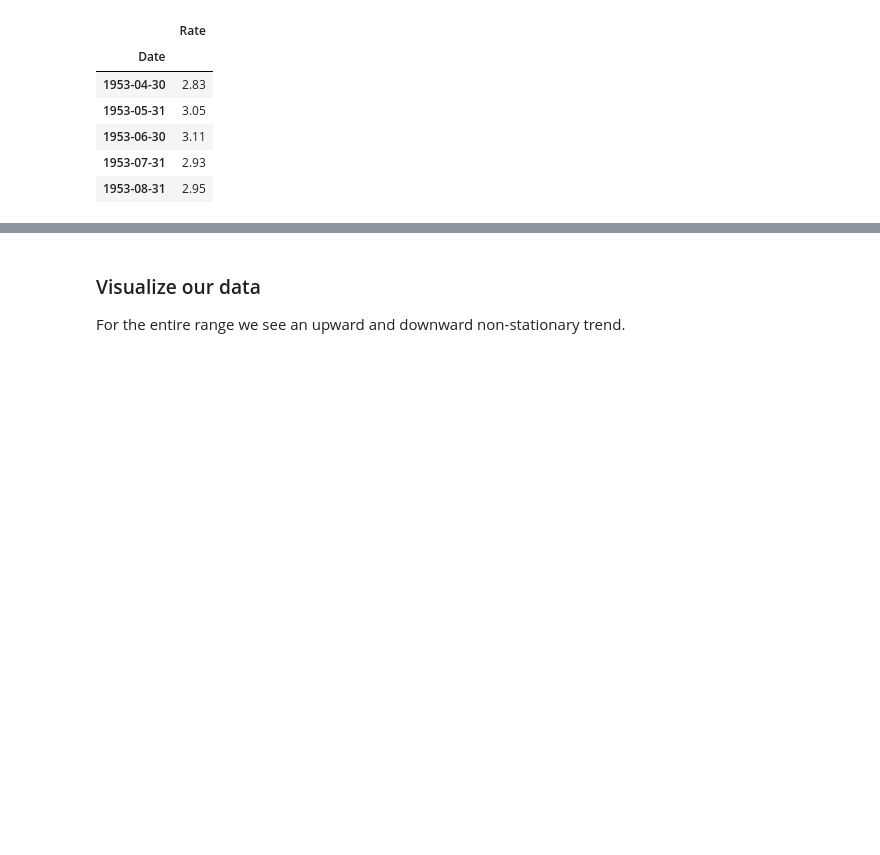
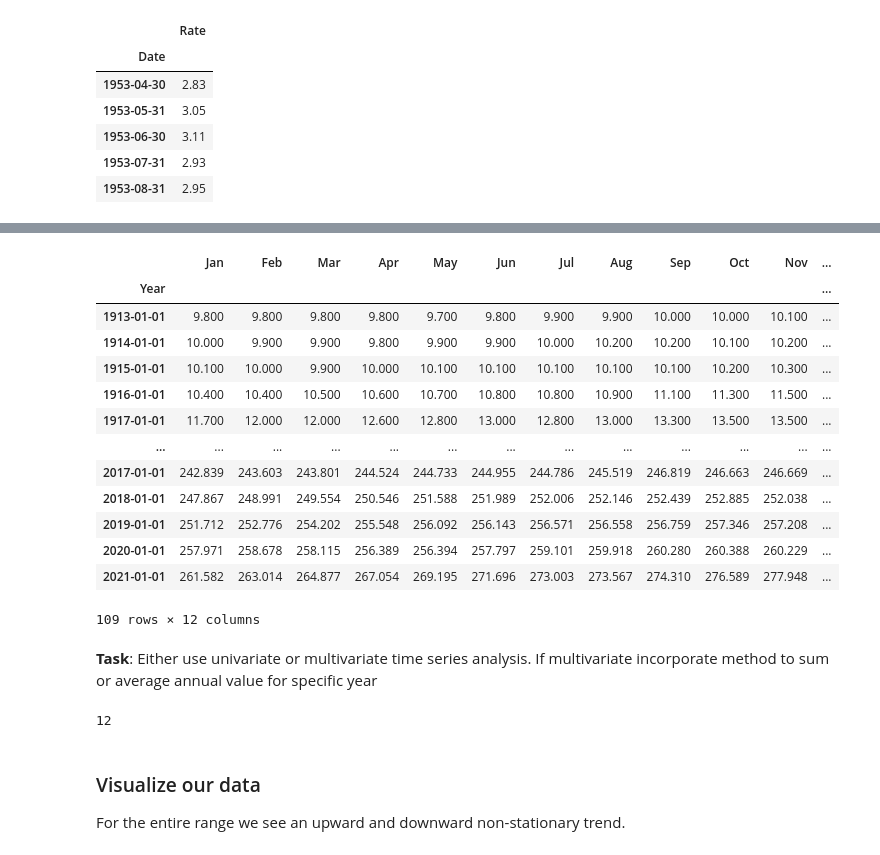
Before and after one commit to techthumb1/time_series_analysis, a Jupyter notebook: notebooks/state-space-us-bond-Copy1.ipynb, the cells around one changed output, grey strips where cells are left out. Saved outputs shown, nothing was run; the diff lists cells and outputs as text; code cells hidden in the pictures; blank space fills up the shorter version.

```diff
--- a/notebooks/state-space-us-bond-Copy1.ipynb
+++ b/notebooks/state-space-us-bond-Copy1.ipynb
@@ -96,0 +111,25 @@ SyntaxError: invalid syntax (3671065238.py, line 4)
+# %%
+months = months[:-1]
+months
+# %% [output]
+|  | Jan | Feb | Mar | Apr | May | Jun | Jul | Aug | Sep | Oct | Nov | ... |
+| Year |  |  |  |  |  |  |  |  |  |  |  | ... |
+| 1913-01-01 | 9.800 | 9.800 | 9.800 | 9.800 | 9.700 | 9.800 | 9.900 | 9.900 | 10.000 | 10.000 | 10.100 | ... |
+| 1914-01-01 | 10.000 | 9.900 | 9.900 | 9.800 | 9.900 | 9.900 | 10.000 | 10.200 | 10.200 | 10.100 | 10.200 | ... |
+| 1915-01-01 | 10.100 | 10.000 | 9.900 | 10.000 | 10.100 | 10.100 | 10.100 | 10.100 | 10.100 | 10.200 | 10.300 | ... |
+| 1916-01-01 | 10.400 | 10.400 | 10.500 | 10.600 | 10.700 | 10.800 | 10.800 | 10.900 | 11.100 | 11.300 | 11.500 | ... |
+| 1917-01-01 | 11.700 | 12.000 | 12.000 | 12.600 | 12.800 | 13.000 | 12.800 | 13.000 | 13.300 | 13.500 | 13.500 | ... |
+| ... | ... | ... | ... | ... | ... | ... | ... | ... | ... | ... | ... | ... |
+| 2017-01-01 | 242.839 | 243.603 | 243.801 | 244.524 | 244.733 | 244.955 | 244.786 | 245.519 | 246.819 | 246.663 | 246.669 | ... |
+| 2018-01-01 | 247.867 | 248.991 | 249.554 | 250.546 | 251.588 | 251.989 | 252.006 | 252.146 | 252.439 | 252.885 | 252.038 | ... |
+| 2019-01-01 | 251.712 | 252.776 | 254.202 | 255.548 | 256.092 | 256.143 | 256.571 | 256.558 | 256.759 | 257.346 | 257.208 | ... |
+| 2020-01-01 | 257.971 | 258.678 | 258.115 | 256.389 | 256.394 | 257.797 | 259.101 | 259.918 | 260.280 | 260.388 | 260.229 | ... |
+| 2021-01-01 | 261.582 | 263.014 | 264.877 | 267.054 | 269.195 | 271.696 | 273.003 | 273.567 | 274.310 | 276.589 | 277.948 | ... |
+109 rows × 12 columns
+# %% [markdown]
+**Task**: Either use univariate or multivariate time series analysis.
+If multivariate incorporate method to sum or average annual value for specific year
+# %%
+len(months.columns)
+# %% [output]
+12
```
Also changed, not shown: parts of 4 cells of this notebook, 4 other files.
